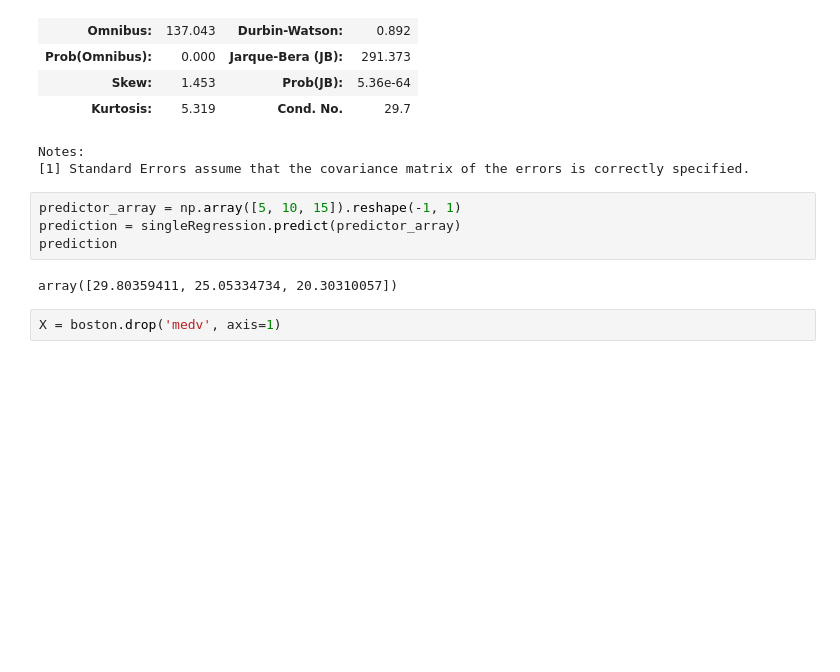
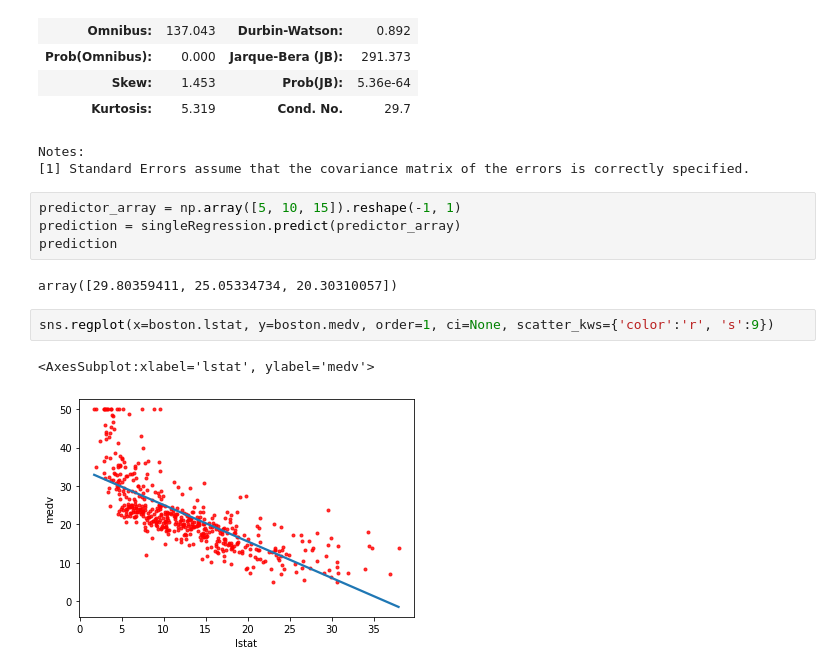
Before and after one commit to kwerber824/ISLR-python, a Jupyter notebook: src/Chapter3-Lab.ipynb, the cells around one changed output. Saved outputs shown, nothing was run; the diff lists cells and outputs as text; blank space fills up the shorter version.

```diff
--- a/src/Chapter3-Lab.ipynb
+++ b/src/Chapter3-Lab.ipynb
@@ -106,5 +108,8 @@ prediction = singleRegression.predict(predictor_array)
 prediction
 # %% [output]
 array([29.80359411, 25.05334734, 20.30310057])
-# %%
-X = boston.drop('medv', axis=1)
+# %%
+sns.regplot(x=boston.lstat, y=boston.medv, order=1, ci=None, scatter_kws={'color':'r', 's':9})
+# %% [output]
+<AxesSubplot:xlabel='lstat', ylabel='medv'>
+[figure, added]
```
Also changed, not shown: parts of 4 cells of this notebook.
